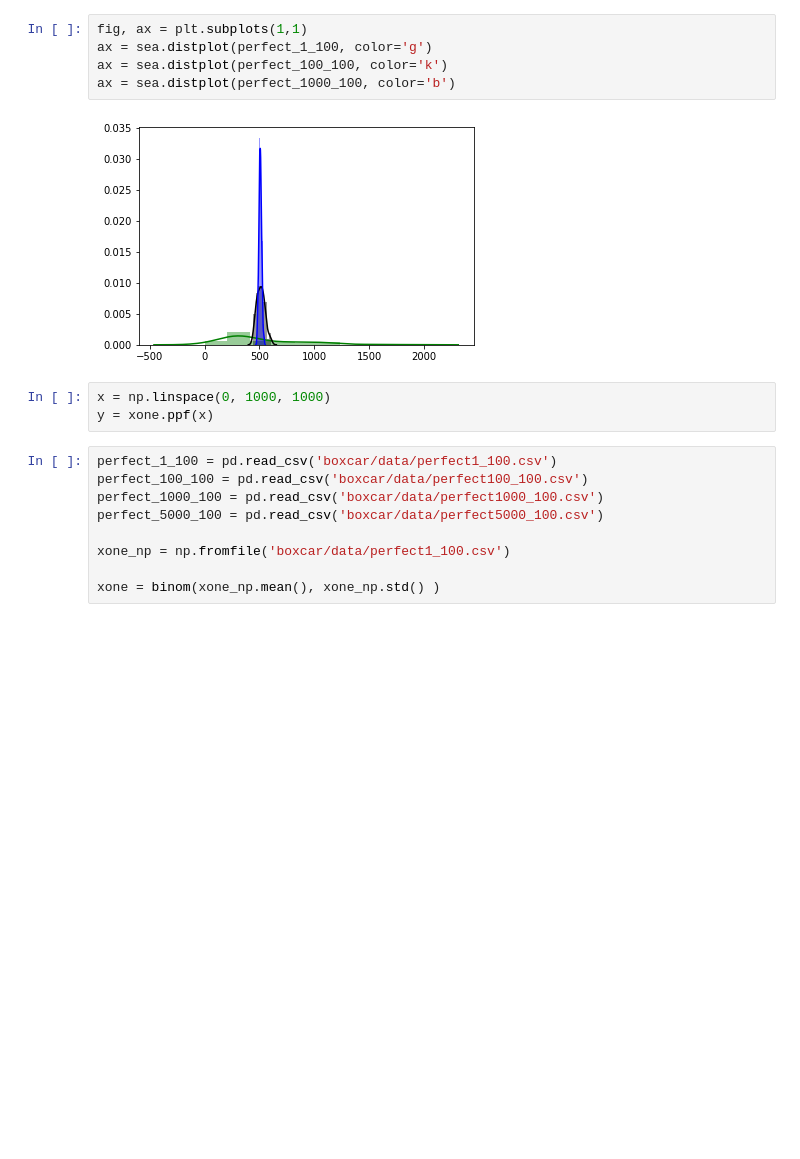
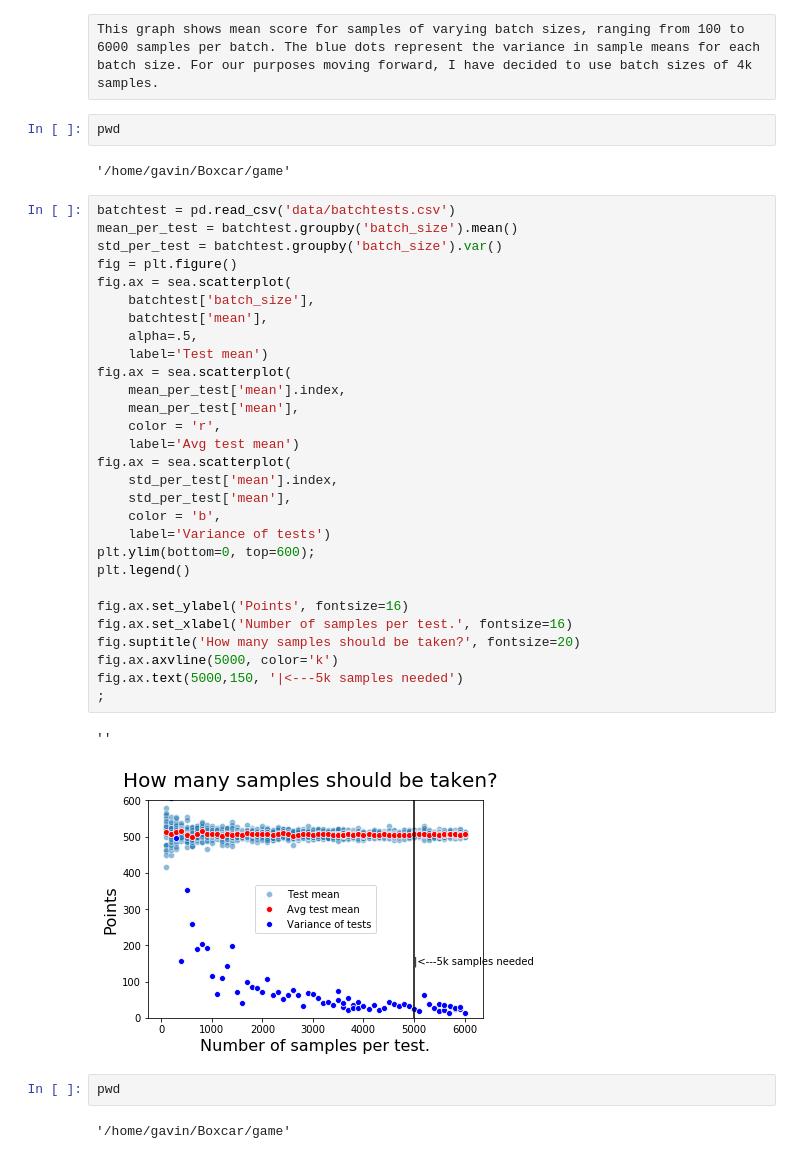
Before and after one commit to gavinraym/Boxcar, a Jupyter notebook: eda/EDA.ipynb, the cells around one changed output. Saved outputs shown, nothing was run; the diff lists cells and outputs as text; blank space fills up the shorter version.

```diff
--- a/eda/EDA.ipynb
+++ b/eda/EDA.ipynb
@@ -60,19 +10,42 @@ ax = sea.distplot(perfect_5000_100, color='g')
-# %%
-fig, ax = plt.subplots(1,1)
-ax = sea.distplot(perfect_1_100, color='g')
-ax = sea.distplot(perfect_100_100, color='k')
-ax = sea.distplot(perfect_1000_100, color='b')
-# %% [output]
-[figure, removed]
-# %%
-x = np.linspace(0, 1000, 1000)
-y = xone.ppf(x)
-# %%
-perfect_1_100 = pd.read_csv('boxcar/data/perfect1_100.csv')
-perfect_100_100 = pd.read_csv('boxcar/data/perfect100_100.csv')
-perfect_1000_100 = pd.read_csv('boxcar/data/perfect1000_100.csv')
-perfect_5000_100 = pd.read_csv('boxcar/data/perfect5000_100.csv')
-
-xone_np = np.fromfile('boxcar/data/perfect1_100.csv')
-
-xone = binom(xone_np.mean(), xone_np.std() )
+# %% [raw]
+This graph shows mean score for samples of varying batch sizes, ranging from 100 to 6000 samples per batch. The blue dots represent the variance in sample means for each batch size. For our purposes moving forward, I have decided to use batch sizes of 4k samples.
+# %%
+pwd
+# %% [output]
+'/home/gavin/Boxcar/game'
+# %%
+batchtest = pd.read_csv('data/batchtests.csv')
+mean_per_test = batchtest.groupby('batch_size').mean()
+std_per_test = batchtest.groupby('batch_size').var()
+fig = plt.figure()
+fig.ax = sea.scatterplot(
+    batchtest['batch_size'],
+    batchtest['mean'],
+    alpha=.5,
+    label='Test mean')
+fig.ax = sea.scatterplot(
+    mean_per_test['mean'].index,
+    mean_per_test['mean'],
+    color = 'r',
+    label='Avg test mean')
+fig.ax = sea.scatterplot(
+    std_per_test['mean'].index,
+    std_per_test['mean'],
+    color = 'b',
+    label='Variance of tests')
+plt.ylim(bottom=0, top=600);
+plt.legend()
+
+fig.ax.set_ylabel('Points', fontsize=16)
+fig.ax.set_xlabel('Number of samples per test.', fontsize=16)
+fig.suptitle('How many samples should be taken?', fontsize=20)
+fig.ax.axvline(5000, color='k')
+fig.ax.text(5000,150, '|<---5k samples needed')
+;
+# %% [output]
+''
+[figure, added]
+# %%
+pwd
+# %% [output]
+'/home/gavin/Boxcar/game'
```
Also changed, not shown: parts of 16 cells of this notebook, 11 other files.
